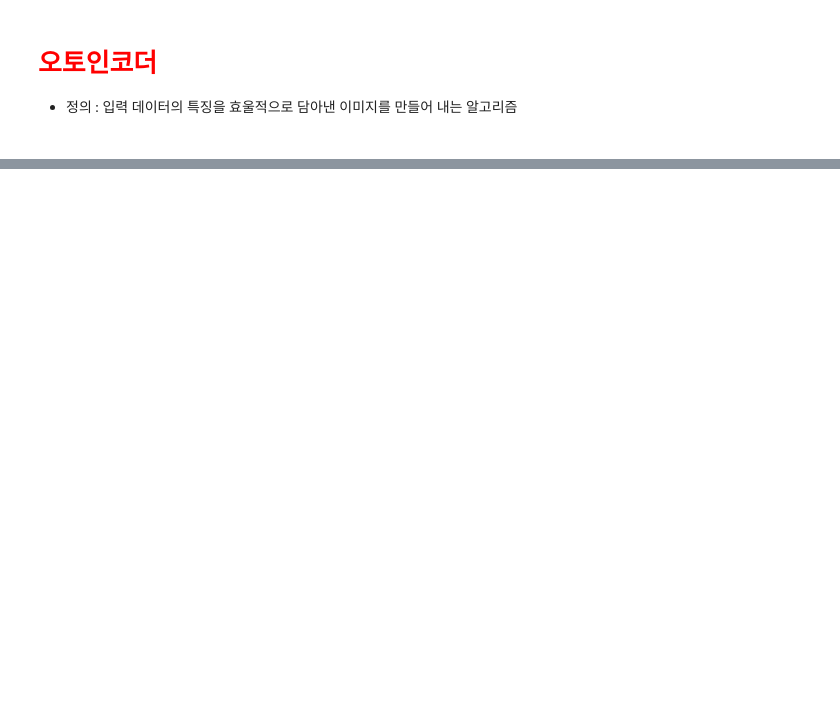
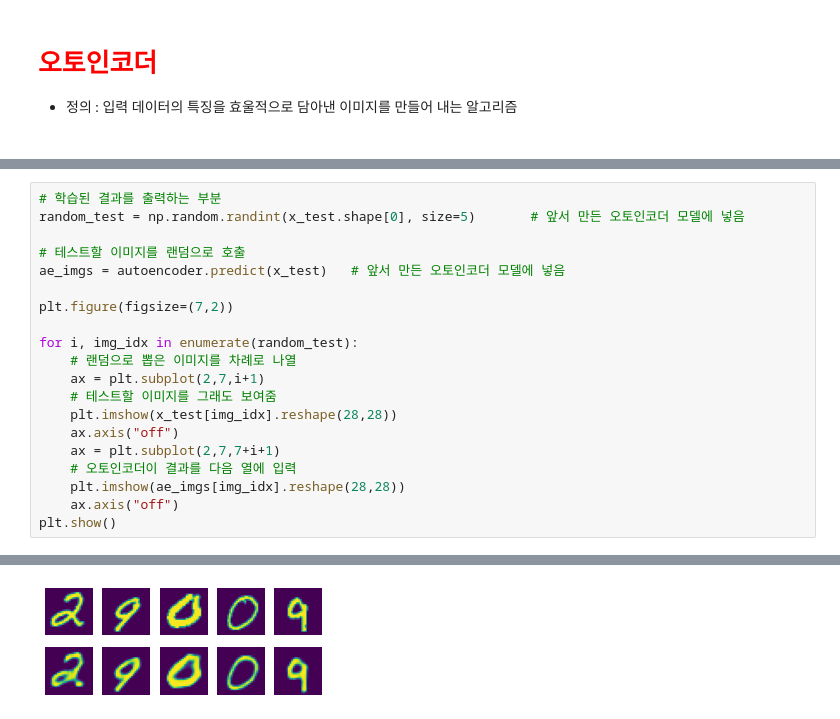
Before and after one commit to kimchangheon73/Machine_DeepLearning, a Jupyter notebook: DeepLearning/06_AutoEncorder.ipynb, the cells around one changed output, grey strips where cells are left out. Drawn from its saved outputs; the diff is of its cells as text; blank space fills up the shorter version.

```diff
--- a/DeepLearning/06_AutoEncorder.ipynb
+++ b/DeepLearning/06_AutoEncorder.ipynb
@@ -49,0 +131,21 @@ _________________________________________________________________
+# %%
+# 학습된 결과를 출력하는 부분
+random_test = np.random.randint(x_test.shape[0], size=5)       # 앞서 만든 오토인코더 모델에 넣음
+
+# 테스트할 이미지를 랜덤으로 호출
+ae_imgs = autoencoder.predict(x_test)   # 앞서 만든 오토인코더 모델에 넣음
+
+plt.figure(figsize=(7,2))
+
+for i, img_idx in enumerate(random_test):
+    # 랜덤으로 뽑은 이미지를 차례로 나열
+    ax = plt.subplot(2,7,i+1)
+    # 테스트할 이미지를 그래도 보여줌
+    plt.imshow(x_test[img_idx].reshape(28,28))
+    ax.axis("off")
+    ax = plt.subplot(2,7,7+i+1)
+    # 오토인코더이 결과를 다음 열에 입력
+    plt.imshow(ae_imgs[img_idx].reshape(28,28))
+    ax.axis("off")
+plt.show()
+# %% [output]
@@ -49,0 +153 @@ _________________________________________________________________
+[figure, added]
```
Also changed, not shown: parts of 5 cells of this notebook, 1 other file.
